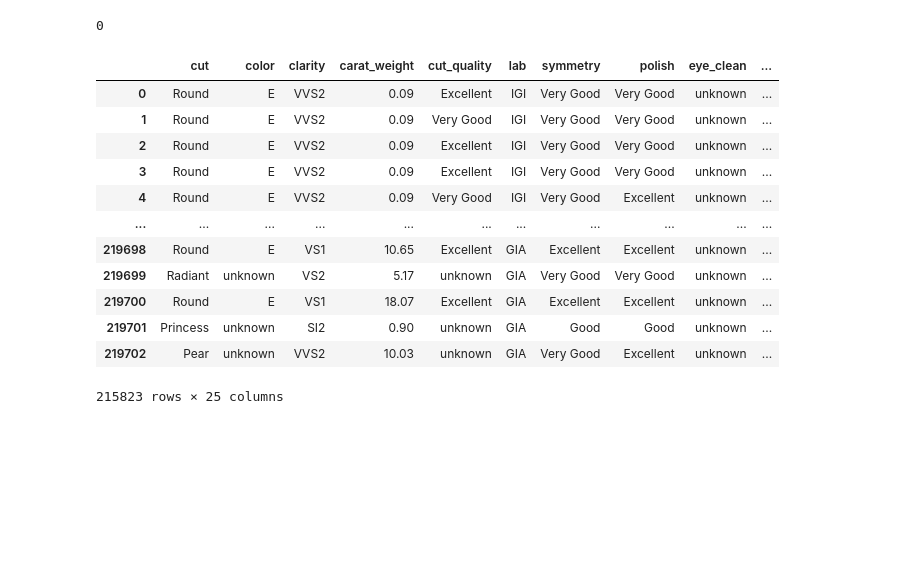
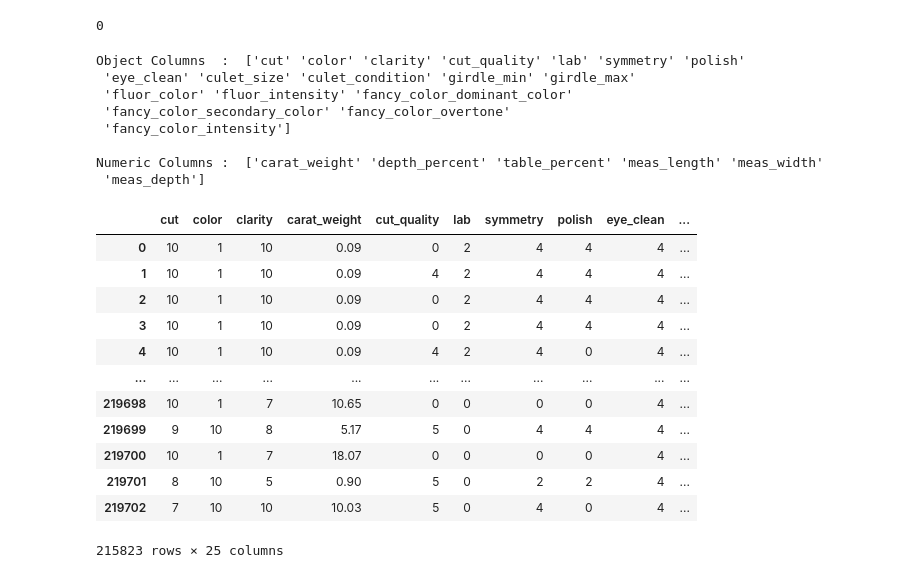
Before and after one commit to amith-vardhan99/udemy, a Jupyter notebook: Diamond Sales Price with Multiple Regression Methods/notebook_2.ipynb, the cells around one changed output. Drawn from its saved outputs; the diff is of its cells as text; code cells hidden in the pictures; blank space fills up the shorter version.

```diff
--- a/Diamond Sales Price with Multiple Regression Methods/notebook_2.ipynb
+++ b/Diamond Sales Price with Multiple Regression Methods/notebook_2.ipynb
@@ -84,18 +83,18 @@ df_3.isna().sum().sum()
 # %% [output]
 0
 # %%
-df_3
+data_types = df_3.dtypes
+object_columns = data_types[data_types == "object"].index.values
+numeric_columns = data_types[data_types != "object"].index.values[:-1]
+print("Object Columns  : ",object_columns)
+print()
+print("Numeric Columns : ",numeric_columns)
 # %% [output]
-|  | cut | color | clarity | carat_weight | cut_quality | lab | symmetry | polish | eye_clean | ... |
-| 0 | Round | E | VVS2 | 0.09 | Excellent | IGI | Very Good | Very Good | unknown | ... |
-| 1 | Round | E | VVS2 | 0.09 | Very Good | IGI | Very Good | Very Good | unknown | ... |
-| 2 | Round | E | VVS2 | 0.09 | Excellent | IGI | Very Good | Very Good | unknown | ... |
-| 3 | Round | E | VVS2 | 0.09 | Excellent | IGI | Very Good | Very Good | unknown | ... |
-| 4 | Round | E | VVS2 | 0.09 | Very Good | IGI | Very Good | Excellent | unknown | ... |
-| ... | ... | ... | ... | ... | ... | ... | ... | ... | ... | ... |
-| 219698 | Round | E | VS1 | 10.65 | Excellent | GIA | Excellent | Excellent | unknown | ... |
-| 219699 | Radiant | unknown | VS2 | 5.17 | unknown | GIA | Very Good | Very Good | unknown | ... |
-| 219700 | Round | E | VS1 | 18.07 | Excellent | GIA | Excellent | Excellent | unknown | ... |
-| 219701 | Princess | unknown | SI2 | 0.90 | unknown | GIA | Good | Good | unknown | ... |
-| 219702 | Pear | unknown | VVS2 | 10.03 | unknown | GIA | Very Good | Excellent | unknown | ... |
-215823 rows × 25 columns
+Object Columns  :  ['cut' 'color' 'clarity' 'cut_quality' 'lab' 'symmetry' 'polish'
+ 'eye_clean' 'culet_size' 'culet_condition' 'girdle_min' 'girdle_max'
+ 'fluor_color' 'fluor_intensity' 'fancy_color_dominant_color'
+ 'fancy_color_secondary_color' 'fancy_color_overtone'
+ 'fancy_color_intensity']
+
+Numeric Columns :  ['carat_weight' 'depth_percent' 'table_percent' 'meas_length' 'meas_width'
+ 'meas_depth']
@@ -101,0 +107,16 @@ df_3
+# %%
+df_4
+# %% [output]
+|  | cut | color | clarity | carat_weight | cut_quality | lab | symmetry | polish | eye_clean | ... |
+| 0 | 10 | 1 | 10 | 0.09 | 0 | 2 | 4 | 4 | 4 | ... |
+| 1 | 10 | 1 | 10 | 0.09 | 4 | 2 | 4 | 4 | 4 | ... |
+| 2 | 10 | 1 | 10 | 0.09 | 0 | 2 | 4 | 4 | 4 | ... |
+| 3 | 10 | 1 | 10 | 0.09 | 0 | 2 | 4 | 4 | 4 | ... |
+| 4 | 10 | 1 | 10 | 0.09 | 4 | 2 | 4 | 0 | 4 | ... |
+| ... | ... | ... | ... | ... | ... | ... | ... | ... | ... | ... |
+| 219698 | 10 | 1 | 7 | 10.65 | 0 | 0 | 0 | 0 | 4 | ... |
+| 219699 | 9 | 10 | 8 | 5.17 | 5 | 0 | 4 | 4 | 4 | ... |
+| 219700 | 10 | 1 | 7 | 18.07 | 0 | 0 | 0 | 0 | 4 | ... |
+| 219701 | 8 | 10 | 5 | 0.90 | 5 | 0 | 2 | 2 | 4 | ... |
+| 219702 | 7 | 10 | 10 | 10.03 | 5 | 0 | 4 | 0 | 4 | ... |
+215823 rows × 25 columns
```
Also changed, not shown: parts of 4 cells of this notebook.
